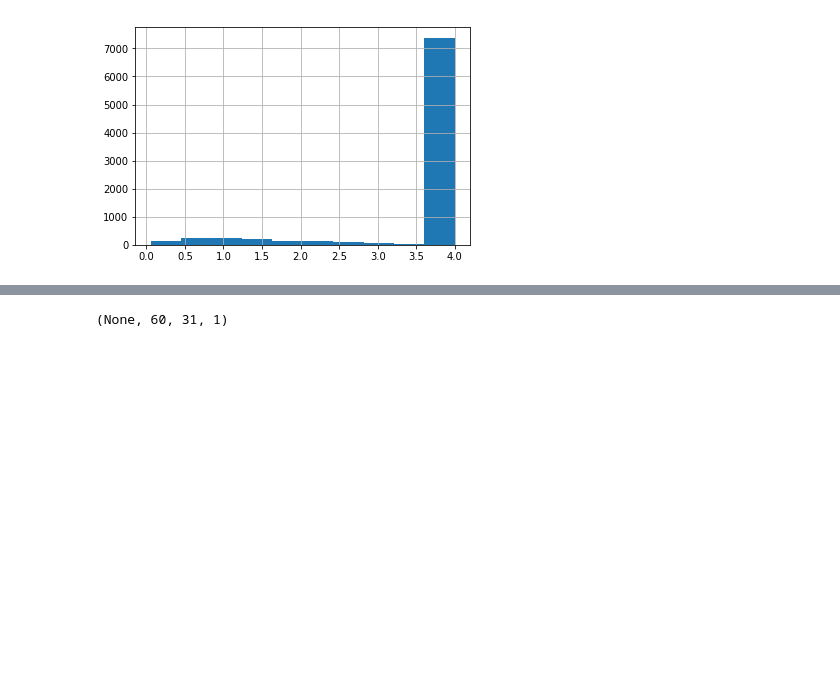
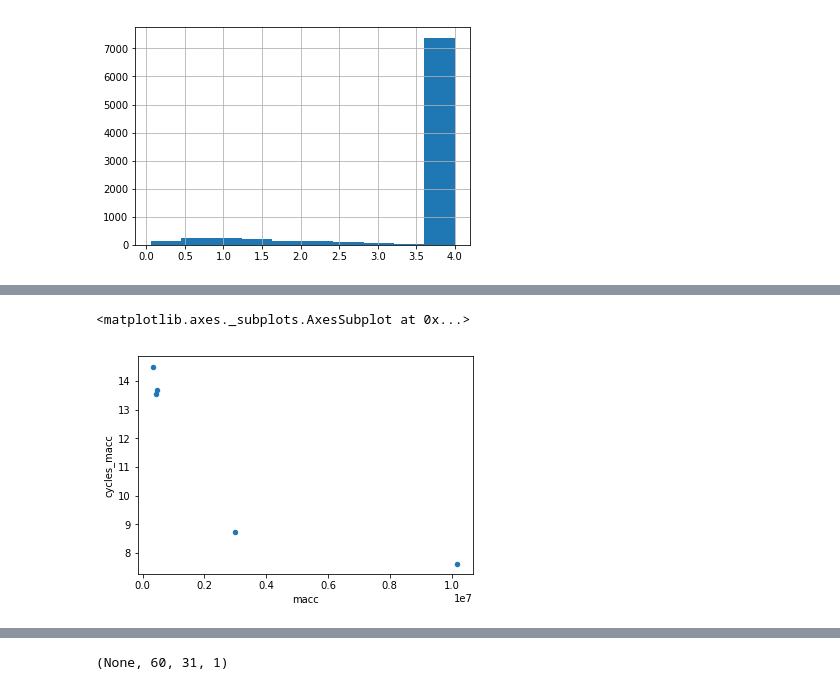
Before and after one commit to jonnor/ESC-CNN-microcontroller, a Jupyter notebook: Experiments.ipynb, the cells around one changed output, grey strips where cells are left out. Drawn from its saved outputs; the diff is of its cells as text; code cells hidden in the pictures; blank space fills up the shorter version.

```diff
--- a/Experiments.ipynb
+++ b/Experiments.ipynb
@@ -34,3 +75,8 @@ data.head()
+# %%
+df.plot.scatter(y='cycles_macc', x='macc')
+# %% [output]
+<matplotlib.axes._subplots.AxesSubplot at 0x...>
+[figure, added]
 # %%
 s = {
     'model': 'strided',
```
Also changed, not shown: parts of 5 cells of this notebook, 5 other files.
